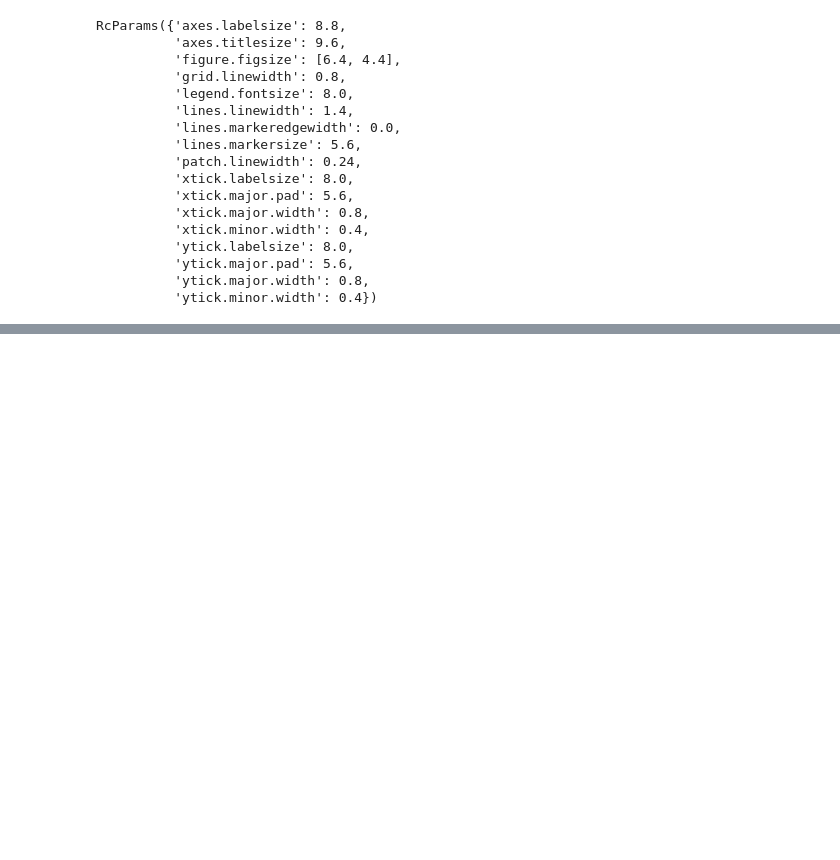
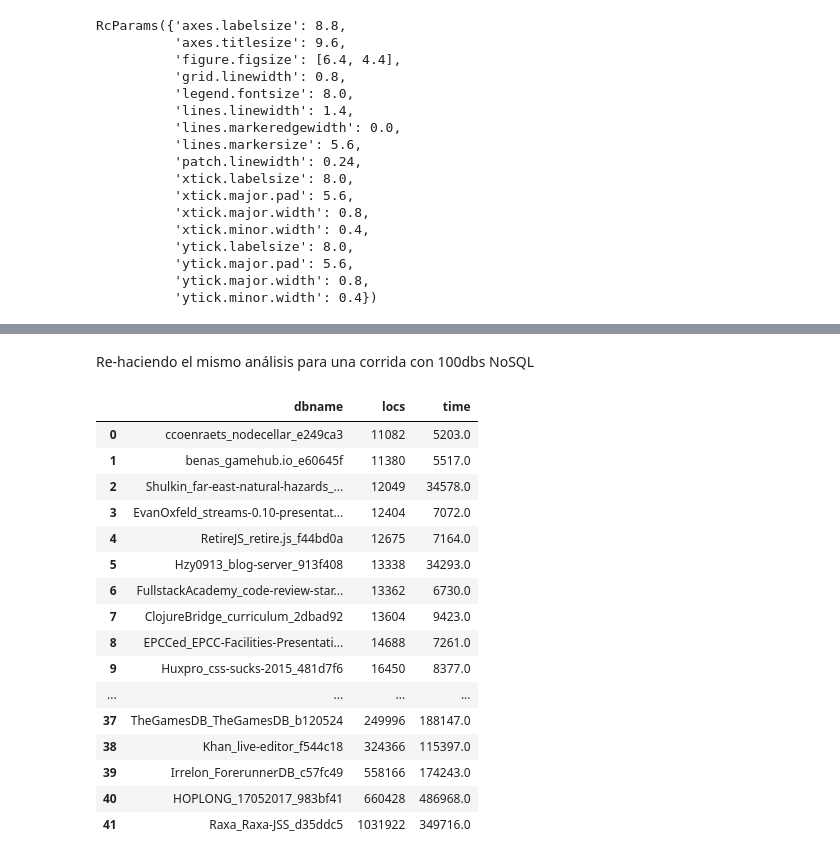
Before and after one commit to thepalbi/tsm-pipeline, a Jupyter notebook: code/notebooks/perf-analysis.ipynb, the cells around one changed output, grey strips where cells are left out. Cells and saved outputs as stored; diff of their text form; code cells hidden in the pictures; blank space fills up the shorter version.

```diff
--- a/code/notebooks/perf-analysis.ipynb
+++ b/code/notebooks/perf-analysis.ipynb
@@ -141,3 +192,29 @@ ax
 # %% [output]
 <Axes: ylabel='runtime [millis]'>
 [drawing not drawn]
+# %% [markdown]
+Re-haciendo el mismo análisis para una corrida con 100dbs NoSQL
+# %%
+with open("/home/pablo/dev-results/nosql-perf-experiment-100-run1/training_log.txt", 'r') as f:
+    results_nosql_100 = parse_logfile(f.read())
+with open("/home/pablo/dev-results/xss-perf-experiment-100-run1/training_log.txt", "r") as f:
+    results_xss = parse_logfile(f.read())
+pd.DataFrame(results_xss, columns=['dbname', 'locs', 'time'])
+# %% [output]
+|  | dbname | locs | time |
+| 0 | ccoenraets_nodecellar_e249ca3 | 11082 | 5203.0 |
+| 1 | benas_gamehub.io_e60645f | 11380 | 5517.0 |
+| 2 | Shulkin_far-east-natural-hazards_... | 12049 | 34578.0 |
+| 3 | EvanOxfeld_streams-0.10-presentat... | 12404 | 7072.0 |
+| 4 | RetireJS_retire.js_f44bd0a | 12675 | 7164.0 |
+| 5 | Hzy0913_blog-server_913f408 | 13338 | 34293.0 |
+| 6 | FullstackAcademy_code-review-star... | 13362 | 6730.0 |
+| 7 | ClojureBridge_curriculum_2dbad92 | 13604 | 9423.0 |
+| 8 | EPCCed_EPCC-Facilities-Presentati... | 14688 | 7261.0 |
+| 9 | Huxpro_css-sucks-2015_481d7f6 | 16450 | 8377.0 |
+| ... | ... | ... | ... |
+| 37 | TheGamesDB_TheGamesDB_b120524 | 249996 | 188147.0 |
+| 38 | Khan_live-editor_f544c18 | 324366 | 115397.0 |
+| 39 | Irrelon_ForerunnerDB_c57fc49 | 558166 | 174243.0 |
+| 40 | HOPLONG_17052017_983bf41 | 660428 | 486968.0 |
+| 41 | Raxa_Raxa-JSS_d35ddc5 | 1031922 | 349716.0 |
```
Also changed, not shown: parts of 10 cells of this notebook, 1 other file.
